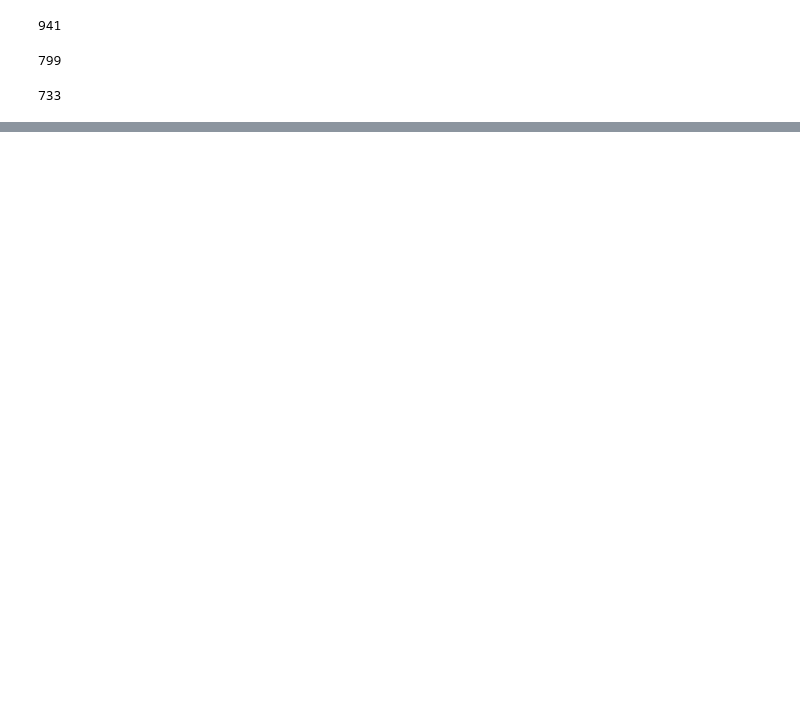
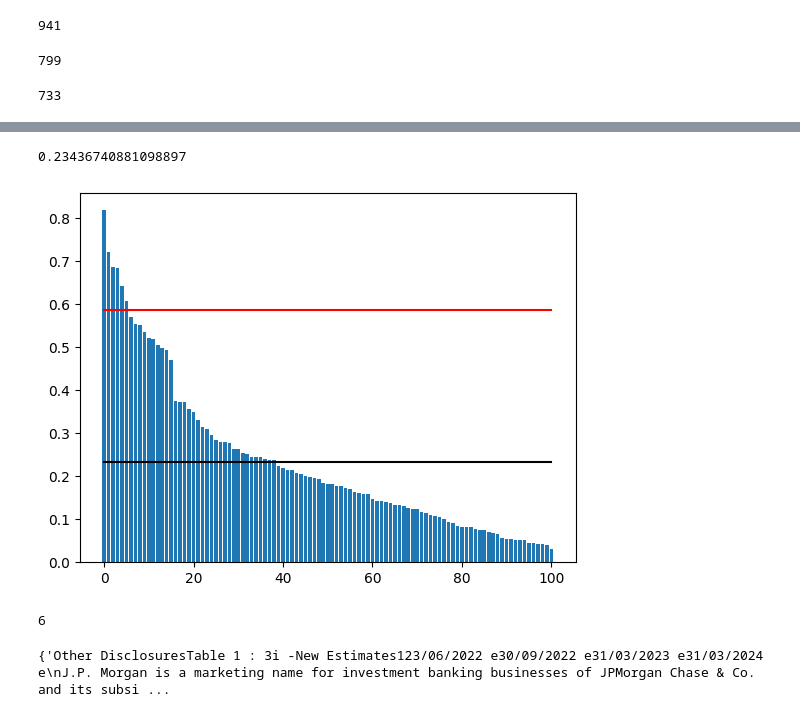
Before and after one commit to WillHolbrook/FYPCodeRepo, a Jupyter notebook: src/analyst_report_extractor/experiments.ipynb, the cells around one changed output, grey strips where cells are left out. Saved outputs shown, nothing was run; the diff lists cells and outputs as text; code cells hidden in the pictures; blank space fills up the shorter version.

Commit message:
Add a graph for sentence weights to see weight distribution

```diff
--- a/src/analyst_report_extractor/experiments.ipynb
+++ b/src/analyst_report_extractor/experiments.ipynb
@@ -251,0 +252,4 @@ print_dict_ordered_on_keys(idf)
+# %%
+for sentence in sentences:
+    print("======================")
+    print(sentence)
@@ -251,0 +274,54 @@ print_dict_ordered_on_keys(idf)
+# %%
+def tfidf_sentence(sentence: str, corpus_idf: dict[str, float]) -> float:
+    """
+    Calculate the tf-idf weight of the given sentence by averaging (mean) the tf-idf of each term in the sentence
+
+    Args:
+        sentence: the sentence to analyze
+        corpus_idf: the idf of all terms in the corpus
+
+    Returns:
+        the weight of the sentence
+    """
+    num_words = len(word_tokenize(sentence))
+    sent_tokens = preprocess_text(sentence, as_list=True)
+    token_counts = {token: sent_tokens.count(token) for token in sent_tokens}
+    token_tfidfs = {term: frequency * idf[term] for term, frequency in token_counts.items()}
+
+    sentence_weight = 0
+    for token in sent_tokens:
+        sentence_weight += token_tfidfs.get(token, 0)
+
+    return sentence_weight/num_words
+# %%
+sentence_weights = {sentence: tfidf_sentence(sentence, idf) for sentence in sentences}
+# %%
+sum_weight = 0
+for weight in sentence_weights.values():
+    sum_weight += weight
+
+avg_weight = sum_weight/len(sentence_weights)
+# %%
+print(avg_weight)
+# %% [output]
+0.23436740881098897
+# %%
+weights = sorted(sentence_weights.values(), reverse=True)
+x = [i for i in range(len(weights))]
+y = [avg_weight]*len(weights)
+weight_scalar = 2.5
+
+plt.bar(x,weights)
+plt.plot(y, c="k")
+plt.plot(list(map(lambda z:z*weight_scalar, y)), c="r")
+plt.show()
+# %% [output]
+[figure, added]
+# %%
+print(len([weight for weight in weights if weight > avg_weight * weight_scalar]))
+# %% [output]
+6
+# %%
+print_dict_ordered_on_keys(sentence_weights)
+# %% [output]
+{'Other DisclosuresTable 1 : 3i -New Estimates123/06/2022 e30/09/2022 e31/03/2023 e31/03/2024 e\nJ.P. Morgan is a marketing name for investment banking businesses of JPMorgan Chase & Co. and its subsi ...
```
Also changed, not shown: parts of 16 cells of this notebook.
